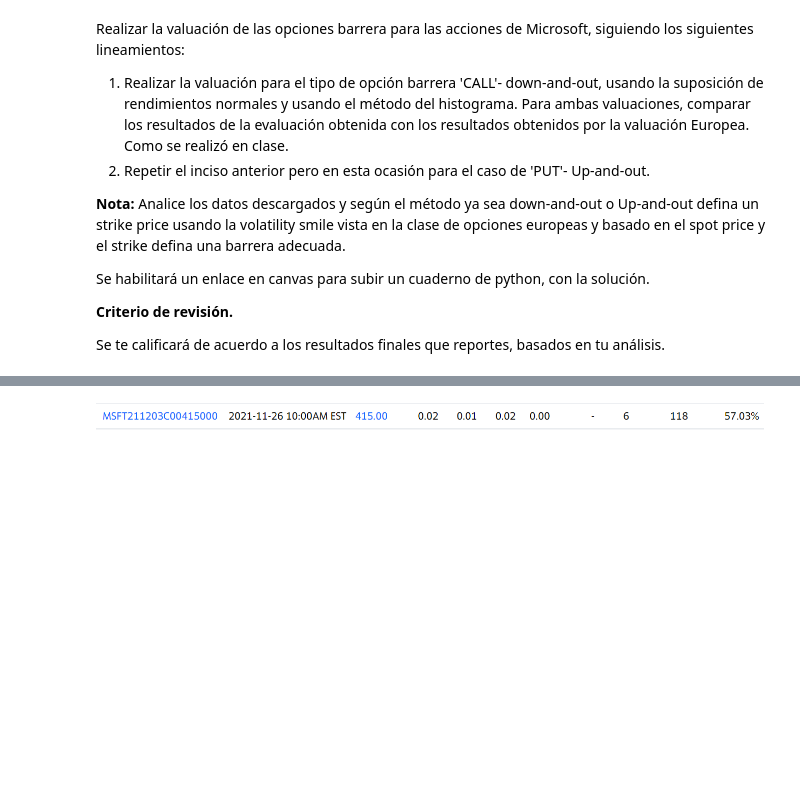
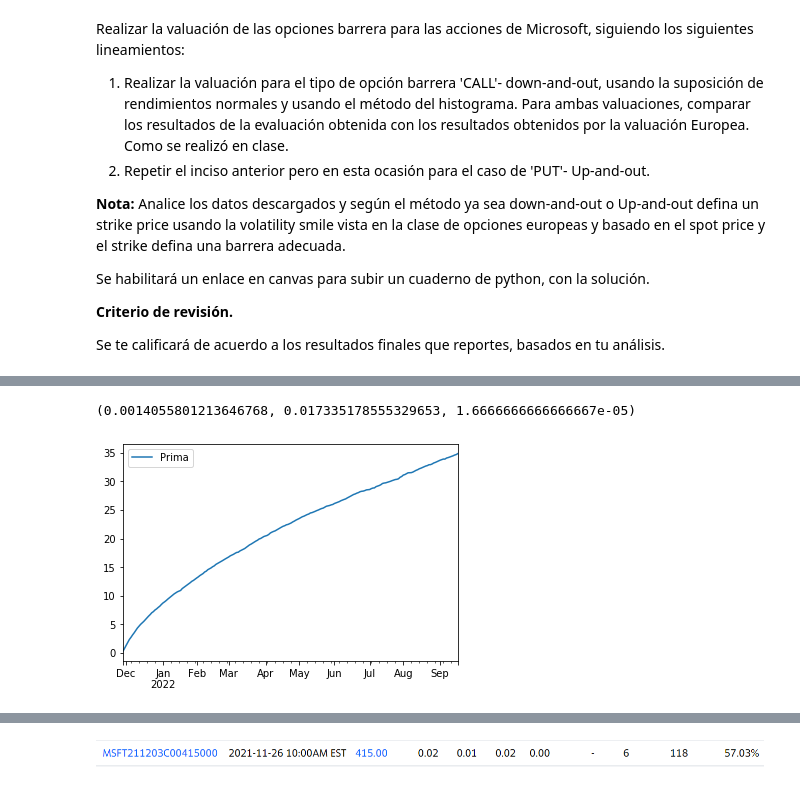
Before and after one commit to anadurrmuller/Tarea10_ASDurrmuller, a Jupyter notebook: Tarea 10..ipynb, the cells around one changed output, grey strips where cells are left out. Cells and saved outputs as stored; diff of their text form; code cells hidden in the pictures; blank space fills up the shorter version.

```diff
--- a/Tarea 10..ipynb
+++ b/Tarea 10..ipynb
@@ -32,0 +69,4 @@ Se te calificará de acuerdo a los resultados finales que reportes, basados en t
+# %%
+closes = get_adj_closes(['MSFT'], '2017-01-01')
+closes_ms = closes.loc[:,'MSFT']
+closes_ms
@@ -32,0 +89,31 @@ Se te calificará de acuerdo a los resultados finales que reportes, basados en t
+# %%
+ret_ms = calc_daily_ret(closes_ms)
+mu = ret_ms.mean()
+sigma = ret_ms.std()
+r = (0.006/360)
+mu,sigma,r
+# %% [output]
+(0.0014055801213646768, 0.017335178555329653, 1.6666666666666667e-05)
+# %%
+# Datos de la opción y del día de actual
+from datetime import date
+today = pd.Timestamp(date.today())
+expiry = '2022-09-16'
+# Fechas desde el día de hoy hasta la fecha de cierre del contrato (considerando unicamente los días hábiles)
+dates = pd.date_range(start = today,
+                      end = expiry,
+                      freq = 'B')
+# Cantidad de escenarios a simular para el método de montecarlo
+ndays = len(dates)
+nscen = 10000
+K = 337.5
+S0 = closes_ms.iloc[-1]
+sim_ret = pd.DataFrame(sigma*np.random.randn(ndays,nscen)+r,index=dates)
+sim_closes = S0*np.exp(sim_ret.cumsum())
+
+#____Valuación de la opción baśandonos en la función de pago correspondiente (Europea)____:
+strike = K
+call_=pd.DataFrame({'Prima':np.exp(-r*ndays)*np.fmax(sim_closes - strike,0).mean(axis=1)},index=dates)
+call_.plot();
+# %% [output]
+[figure, added]
```
Also changed, not shown: parts of 30 cells of this notebook.
